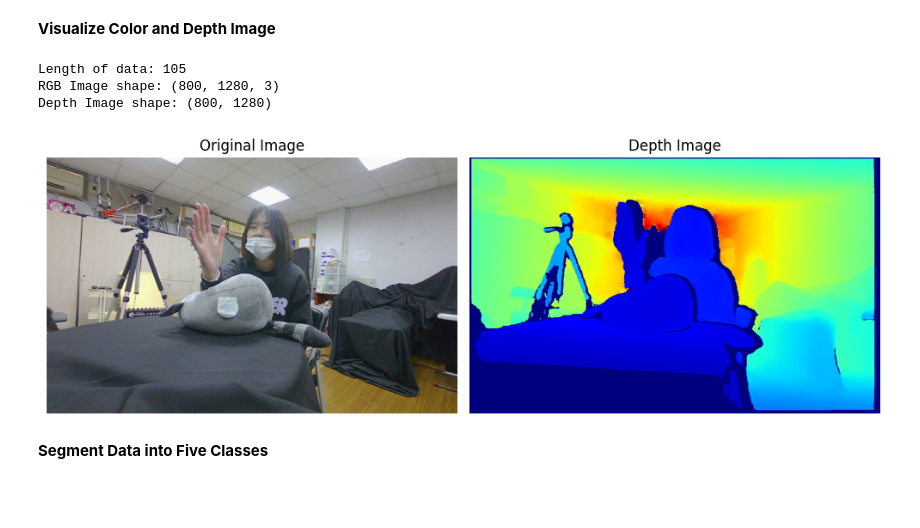
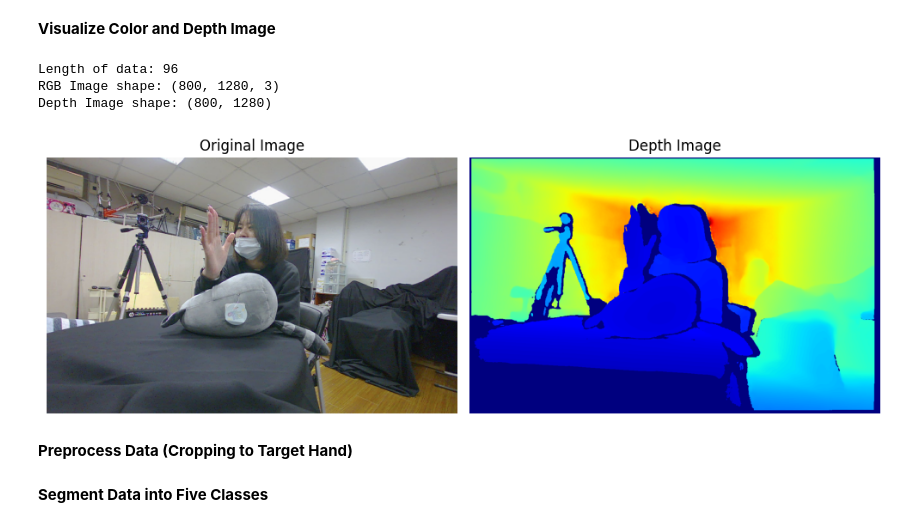
Before and after one commit to jeffrymahbuubi/depth-camera-orbbec, a Jupyter notebook: DEVELOPMENT/notebook/1_data_understanding.ipynb, the cells around one changed output. Saved outputs shown, nothing was run; the diff lists cells and outputs as text; code cells hidden in the pictures; blank space fills up the shorter version.

```diff
--- a/DEVELOPMENT/notebook/1_data_understanding.ipynb
+++ b/DEVELOPMENT/notebook/1_data_understanding.ipynb
@@ -186,16 +206,20 @@ for idx, bag_file in enumerate(bags_file):
 # %%
 # Retrive the data for recording
 recording_0 = processed_data.get("recording_0")
+recording_1 = processed_data.get("recording_1")
+recording_2 = processed_data.get("recording_2")
 
-depth_images = recording_0["depth_images"]
-color_images = recording_0["color_images"]
+depth_images = recording_2["depth_images"]
+color_images = recording_2["color_images"]
 
 print(f"Length of data: {len(depth_images)}")
 
 visualize_depth(color_images[0], depth_images[0])
-rerun_visualization(depth_images)
+rerun_visualization(color_images)
 # %% [output]
-Length of data: 105
+Length of data: 96
 RGB Image shape: (800, 1280, 3)
 Depth Image shape: (800, 1280)
-[figure, old version]
+[figure, new version]
+# %% [markdown]
+**Preprocess Data (Cropping to Target Hand)**
```
Also changed, not shown: parts of 17 cells of this notebook, 1 other file.
